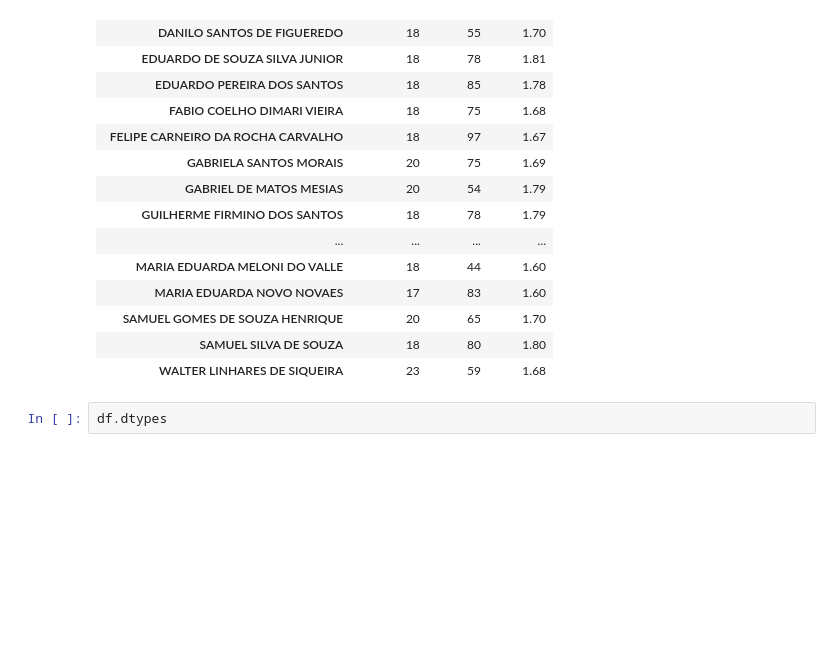
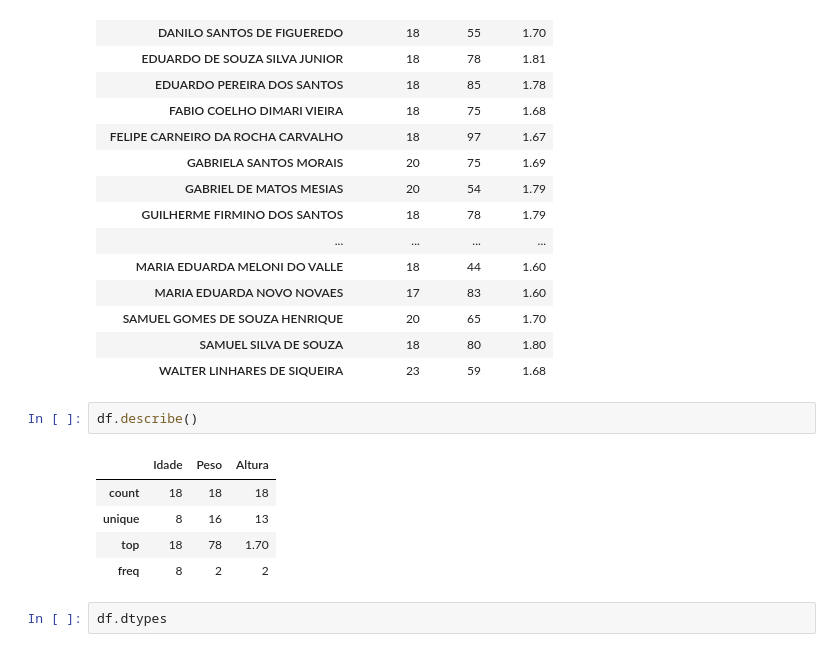
Before and after one commit to elizamelo/FisicaGeral, a Jupyter notebook: Aula01_Dados_da_Turma_2023.ipynb, the cells around one changed output. Drawn from its saved outputs; the diff is of its cells as text; blank space fills up the shorter version.

```diff
--- a/Aula01_Dados_da_Turma_2023.ipynb
+++ b/Aula01_Dados_da_Turma_2023.ipynb
@@ -40,6 +42,14 @@ df
 | SAMUEL GOMES DE SOUZA HENRIQUE | 20 | 65 | 1.70 |
 | SAMUEL SILVA DE SOUZA | 18 | 80 | 1.80 |
 | WALTER LINHARES DE SIQUEIRA | 23 | 59 | 1.68 |
+# %%
+df.describe()
+# %% [output]
+|  | Idade | Peso | Altura |
+| count | 18 | 18 | 18 |
+| unique | 8 | 16 | 13 |
+| top | 18 | 78 | 1.70 |
+| freq | 8 | 2 | 2 |
 # %%
 df.dtypes
 # %% [output]
```
Also changed, not shown: parts of 2 cells of this notebook.
